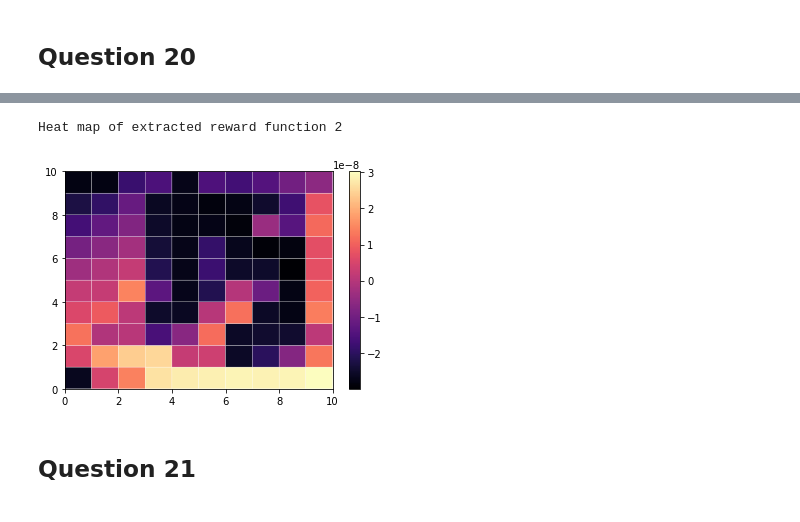
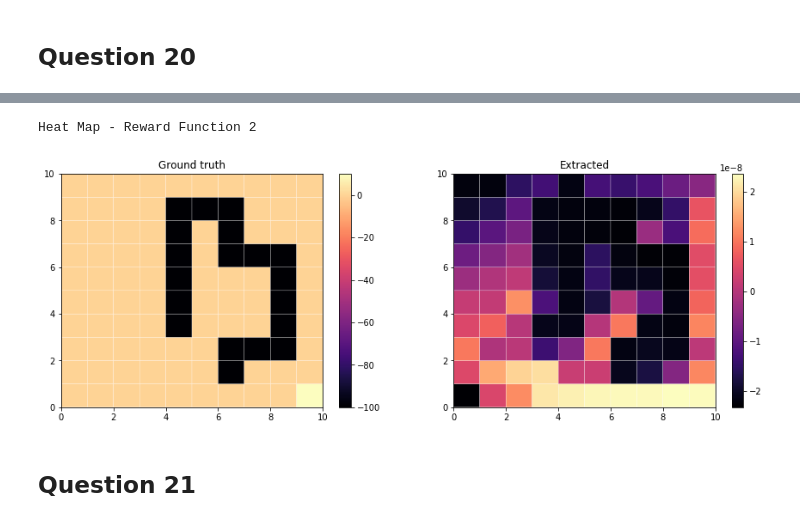
Before and after one commit to maithilibhide/ECE232, a Jupyter notebook: Project3/RL_IRL.ipynb, the cells around one changed output, grey strips where cells are left out. Saved outputs shown, nothing was run; the diff lists cells and outputs as text; code cells hidden in the pictures.

```diff
--- a/Project3/RL_IRL.ipynb
+++ b/Project3/RL_IRL.ipynb
@@ -455,6 +479,8 @@ plt.show()
 <h2> Question 19 </h2>
 # %%
 print("The highest accuracy is ", np.max(lam_vs_acc))
+lam_max_2 = lambda_range[random.choice(np.argwhere(lam_vs_acc == np.amax(lam_vs_acc)).flatten().tolist())]
+#randomly choosing one lambda out of all lambdas with highest accuracy
 print("The lambda value with highest accuracy is ", lam_max_2)
 # %% [output]
 The highest accuracy is  0.86
@@ -474,10 +492,20 @@ Heat map of ground truth reward function 2
-# %%
-print("Heat map of extracted reward function 2")
-plt.pcolor(np.flipud(extracted_reward_fn_2), edgecolors = 'white', cmap = 'magma')
-plt.colorbar()
-plt.show()
-# %% [output]
-Heat map of extracted reward function 2
-[figure, removed]
+# %%
+print("\nHeat Map - Reward Function 2")
+fig = plt.figure(figsize=(15, 5))
+axes = fig.subplots(nrows=1, ncols=2)
+
+plt.subplot(1,2,1)
+plt.title("Ground truth")
+plt.pcolor(np.flipud(reward_fn2), edgecolors = 'white', cmap = 'magma')
+plt.colorbar()
+
+plt.subplot(1,2,2)
+plt.title("Extracted")
+plt.pcolor(np.flipud(extracted_reward_fn_2), edgecolors = 'white', cmap = 'magma')
+plt.colorbar()
+plt.show()
+# %% [output]
+Heat Map - Reward Function 2
+[figure, added]
 # %% [markdown]
 <h2> Question 21 </h2>
```
Also changed, not shown: parts of 16 cells of this notebook.
